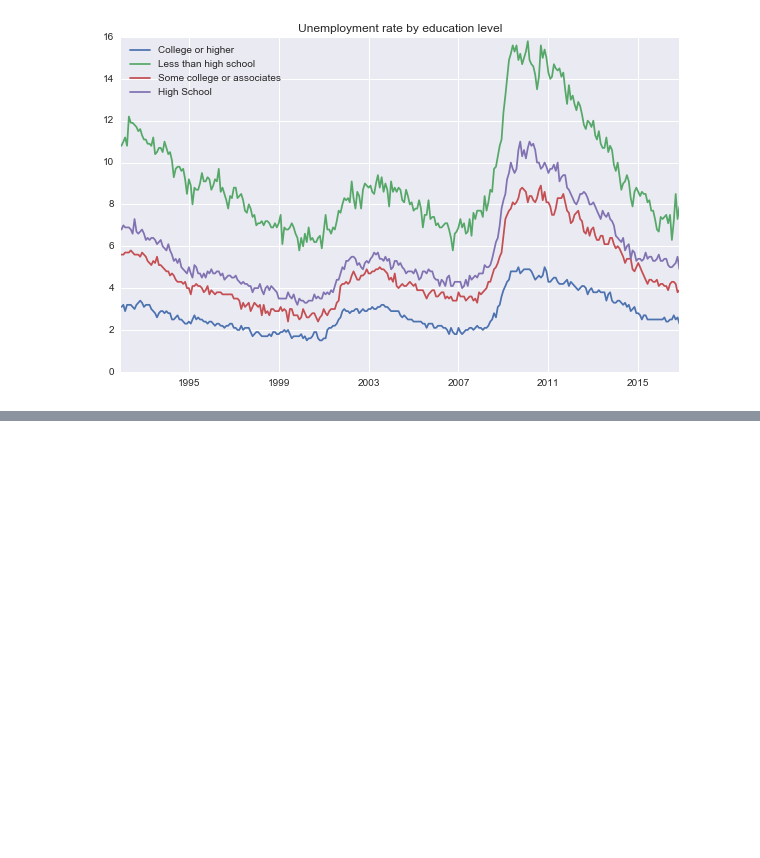
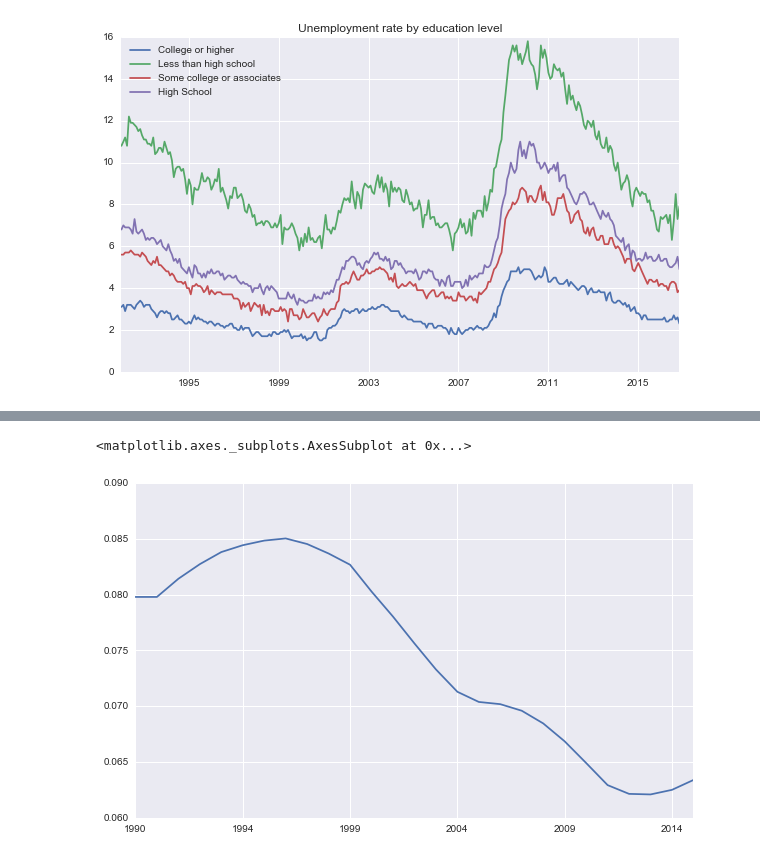
Before and after one commit to ryankresse/employment, a Jupyter notebook: eda.ipynb, the cells around one changed output, grey strips where cells are left out. Saved outputs shown, nothing was run; the diff lists cells and outputs as text; code cells hidden in the pictures; blank space fills up the shorter version.

```diff
--- a/eda.ipynb
+++ b/eda.ipynb
@@ -178,0 +269,12 @@ plt.show()
+# %%
+def convertToNum(x):
+    x =x.replace(",", "")
+    return int(x)
+
+pop_age_1990 = pop_age_1990.applymap(convertToNum)
+pop_age_1990 = pop_age_1990.applymap(lambda x: x * 1000)
+
+pop_age_2000 = pop_age_2000.applymap(convertToNum)
+
+pop_age_2010 = pop_age_2010.applymap(convertToNum)
+pop_age_2010.head()
@@ -178,0 +283,9 @@ plt.show()
+# %%
+def create85AndOlder(df):
+    older85  = df.iloc[-4:, :].sum()
+    older85.name = '85 years and over'
+    df.drop(df.index.values[-4:], inplace=True)
+    return df.append(older85)
+
+pop_age_2000 = create85AndOlder(pop_age_2000)
+pop_age_1990 = create85AndOlder(pop_age_1990)
@@ -178,0 +340,5 @@ plt.show()
+# %%
+(all_years.loc['35_to_39_years', :] / all_years.sum()).plot()
+# %% [output]
+<matplotlib.axes._subplots.AxesSubplot at 0x...>
+[figure, added]
```
Also changed, not shown: parts of 19 cells of this notebook, 1 other file.
